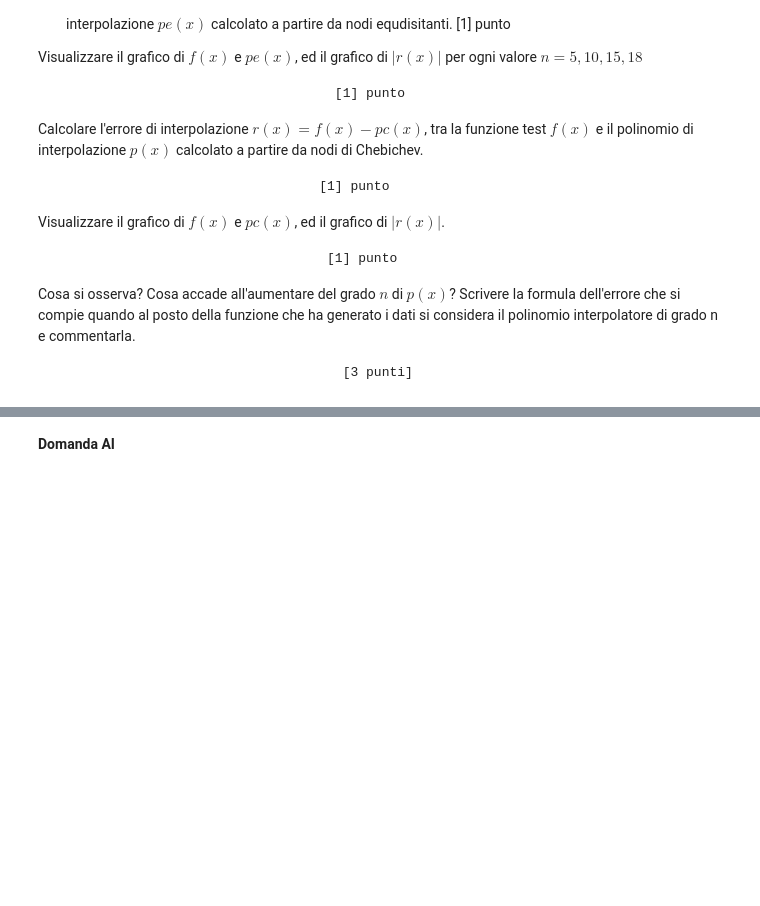
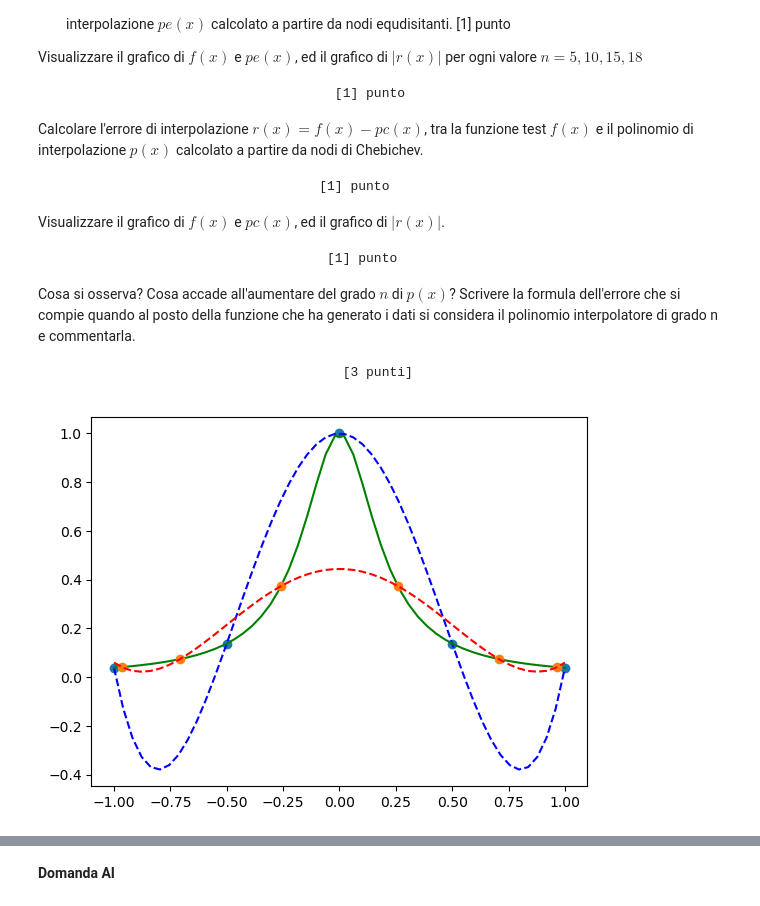
Before and after one commit to Giock24/Metodi-Numerici-Lab, a Jupyter notebook: UltimaLezioneSimEsame/Scheletriedutilities_20240514/Esame_6Maggio2024.ipynb, the cells around one changed output, grey strips where cells are left out. Drawn from its saved outputs; the diff is of its cells as text; code cells hidden in the pictures; blank space fills up the shorter version.

```diff
--- a/UltimaLezioneSimEsame/Scheletriedutilities_20240514/Esame_6Maggio2024.ipynb
+++ b/UltimaLezioneSimEsame/Scheletriedutilities_20240514/Esame_6Maggio2024.ipynb
@@ -216,3 +216,84 @@ Visualizzare il grafico di $f(x)$ e $pc(x)$, ed il grafico di $|r(x)|$.
 Cosa si osserva? Cosa accade all'aumentare del grado $n$ di $p(x)$? Scrivere la formula dell'errore che si compie quando al posto della funzione che ha generato i dati si considera il polinomio interpolatore di grado n e commentarla.
 
                                          [3 punti]
+# %%
+import numpy as np
+import matplotlib.pyplot as plt
+
+def plagr(xnodi,j):
+    """
+    Restituisce i coefficienti del j-esimo pol di
+    Lagrange associato ai punti del vettore xnodi
+    """
+    xzeri=np.zeros_like(xnodi)
+    n=xnodi.size
+    if j==0:
+        xzeri=xnodi[1:n]
+    else:
+        xzeri=np.append(xnodi[0:j],xnodi[j+1:n])
+
+    num=np.poly(xzeri)
+    den=np.polyval(num,xnodi[j])
+
+    p=num/den
+
+    return p
+
+def InterpL(x, y, xx):
+    """"
+        %funzione che determina in un insieme di punti il valore del polinomio
+        %interpolante ottenuto dalla formula di Lagrange.
+        % DATI INPUT
+        %  x  vettore con i nodi dell'interpolazione
+        %  f  vettore con i valori dei nodi
+        %  xx vettore con i punti in cui si vuole calcolare il polinomio
+        % DATI OUTPUT
+        %  y vettore contenente i valori assunti dal polinomio interpolante
+        %
+    """
+    n=x.size
+    m=xx.size
+    L=np.zeros((m,n))
+    for j in range(n):
+        p=plagr(x,j)
+        L[:,j]=np.polyval(p,xx)
+    return L@y
+
+# primo punto
+punti_tot = 50
+n = np.array([5,10,15,18])
+a = -1
+b = 1
+for n_chosen in n:
+
+    #fatto con punti equidistanti
+    xi1 = np.linspace(a,b,n_chosen)
+    i = np.arange(n_chosen+1)
+
+    yi1 = 1/(1+25*xi1**2)
+    xxi = np.linspace(a,b,punti_tot)
+    fi = 1/(1+25*xxi**2)
+    puntiInter=InterpL(xi1,yi1,xxi)
+
+    plt.plot(xi1,yi1,'o',xxi,puntiInter,'b--',xxi,fi,'g')
+
+    # qui faccio con Chebyshev
+    xi2 = ( (a+b)/2) + ((b-a)/2)*np.cos((2*i+1)*np.pi / (2*(n_chosen+1)))
+    yi2 = 1/(1+25*xi2**2)
+    puntiInter2=InterpL(xi2,yi2,xxi)
+    plt.plot(xi2,yi2,'o',xxi,puntiInter2,'r--')
+    plt.show()
+
+    # secondo punto
+    # i punti interpolanti sono quelli non esatti che la funzione cerca di interpolare
+    # rispetto ai pochi punti dati, della funzione esatta
+    # i punti della funzione esatta sono (xxi, fi)
+    res = np.abs(fi - puntiInter)
+    plt.plot(xxi,res)
+
+    # terzo punto
+    res_cheb = np.abs(fi - puntiInter2)
+    plt.plot(xxi,res_cheb)
+    plt.show()
+# %% [output]
+[figure, added]
```
Also changed, not shown: parts of 1 cell of this notebook, 12 other files.
